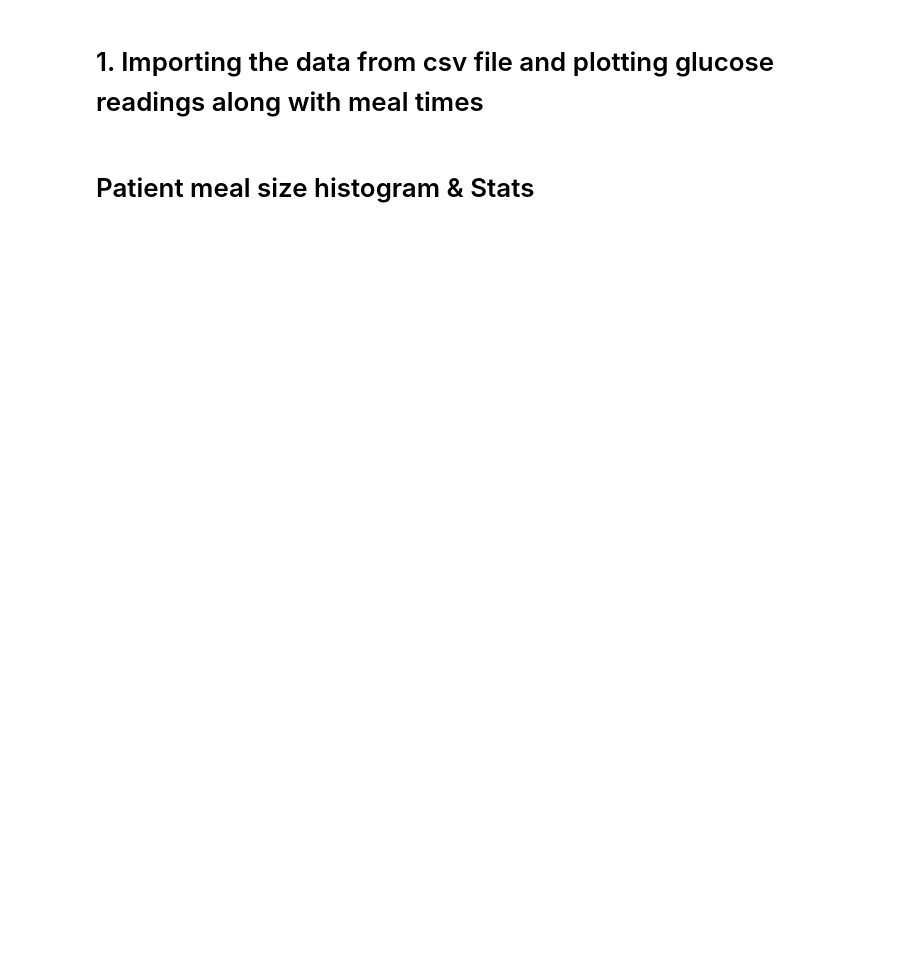
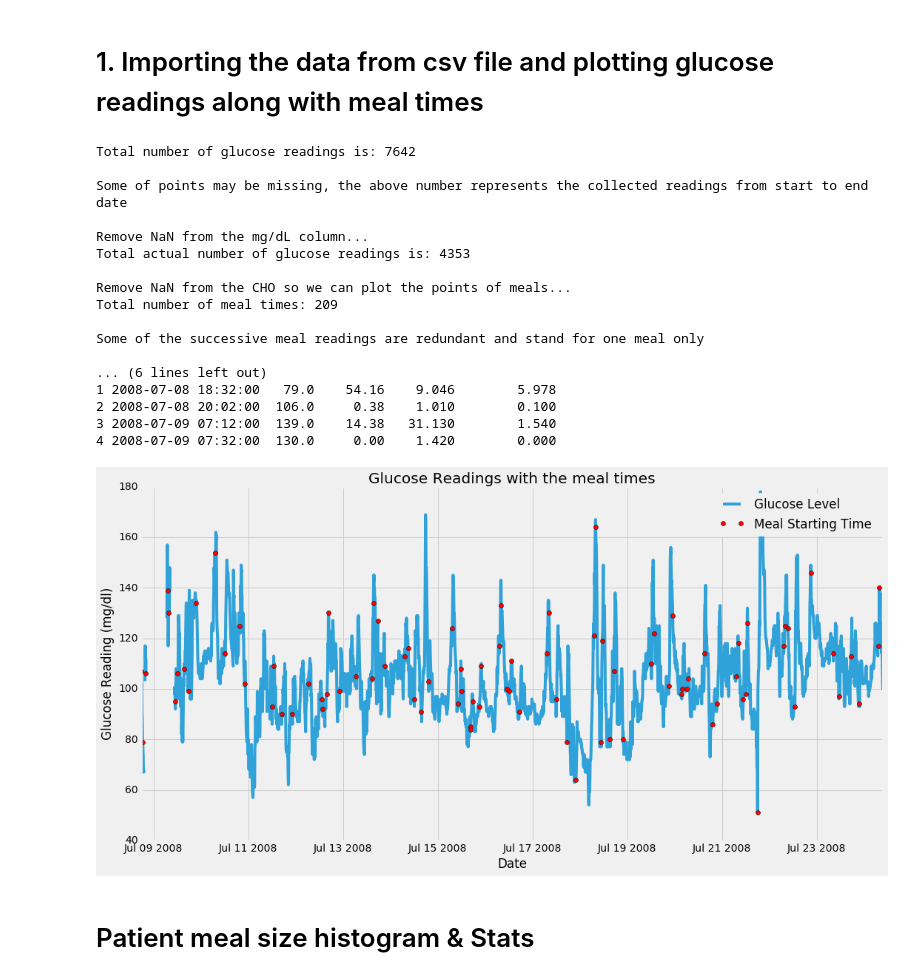
Before and after one commit to SalChem/Diabetic-Project, a Jupyter notebook: Complete Data Cleaning.ipynb, the cells around one changed output. Drawn from its saved outputs; the diff is of its cells as text; code cells hidden in the pictures; blank space fills up the shorter version.

```diff
--- a/Complete Data Cleaning.ipynb
+++ b/Complete Data Cleaning.ipynb
@@ -26,7 +26,7 @@ _FIG_DIR = r'C:\Users\engadmin\Desktop\Diabetes  Project Code\figures'
 if not os.path.exists(_FIG_DIR):
     os.makedirs(_FIG_DIR)
 
-_GULCOSE_DATA_PATH = os.path.join(_DATA_DIR, 'P1.csv')
+_GULCOSE_DATA_PATH = os.path.join(_DATA_DIR, 'P2.csv')
 fields = ["Date", "mg/dL", "CHO (g)", "Fat (g)", "Protein (g)"]
 df_P1 = pd.read_csv(_GULCOSE_DATA_PATH, parse_dates=['Date'], usecols = fields) #read and prase Date col as dataTimes object
 df_P1 = df_P1.sort(['Date'])
@@ -76,7 +76,7 @@ count = 1
 for i, x in enumerate(df_P12['CHO (g)']):
     if i > 0:
         row = row + 1
-        if (i == (df_P12['CHO (g)'].size-1) and x == df_P12['CHO (g)'][i-1]):#checking if it's last element of the list
+        if (i == (df_P12['CHO (g)'].size-1) and x == df_P12['CHO (g)'][i-1]):#checking if it is last element of the list
             count += 1
             df_P1_meals.drop(df_P1_meals.index[row], axis=0, inplace=True)
             df_P1_meals = df_P1_meals.reset_index(drop=True)
@@ -86,35 +86,52 @@ for i, x in enumerate(df_P12['CHO (g)']):
         elif x == df_P12['CHO (g)'][i-1]:
             count += 1
             df_P1_meals.drop(df_P1_meals.index[row], axis=0, inplace=True)
             df_P1_meals = df_P1_meals.reset_index(drop=True)
             row = row - 1
 
         #if next meal reading is different than the previous one
         else:
             if(i == (df_P12['CHO (g)'].size-1)):
                 df_P1_meals.set_value(row-1,'CHO (g)',df_P12['CHO (g)'][i-1]*count)
                 df_P1_meals.set_value(row,'CHO (g)',df_P12['CHO (g)'][i])
             else:
                 df_P1_meals.set_value(row-1,'CHO (g)',df_P12['CHO (g)'][i-1]*count)
                 #print "Current value is different than previous. Multiply previous by", count,"and result is:",df_P12['CHO (g)'][i-1]*count
                 #print "this will be in the row index of:", row-1
                 count = 1
 
-#print df_P1_meals
-
 df_P1_meals = df_P1_meals.reset_index(drop=True)
 print "There are", df_P1_meals['CHO (g)'].size, " unredundant recorded glucose readings with meal times.\n"
 
 print df_P1_meals.head()
 
 plt.figure(figsize=_FIG_SIZE)
 plt.plot_date(df_P1.Date, df_P1['mg/dL'], '-', label="Glucose Level");
 plt.plot_date(df_P1_meals.Date, df_P1_meals['mg/dL'], 'ro', label="Meal Starting Time")
 plt.xlabel('Date')
 plt.ylabel('Glucose Reading (mg/dl)')
 plt.legend(loc='upper right')
 title = 'Glucose Readings with the meal times'
 plt.title(title);
+# %% [output]
+Total number of glucose readings is: 7642
+
+Some of points may be missing, the above number represents the collected readings from start to end date
+
+Remove NaN from the mg/dL column...
+Total actual number of glucose readings is: 4353
+
+Remove NaN from the CHO so we can plot the points of meals...
+Total number of meal times: 209
+
+Some of the successive meal readings are redundant and stand for one meal only
+
+... (6 lines left out)
+1 2008-07-08 18:32:00   79.0    54.16    9.046        5.978
+2 2008-07-08 20:02:00  106.0     0.38    1.010        0.100
+3 2008-07-09 07:12:00  139.0    14.38   31.130        1.540
+4 2008-07-09 07:32:00  130.0     0.00    1.420        0.000
+[figure, added]
 # %% [markdown]
 # Patient meal size histogram & Stats
 # %%
```
Also changed, not shown: parts of 18 cells of this notebook.
